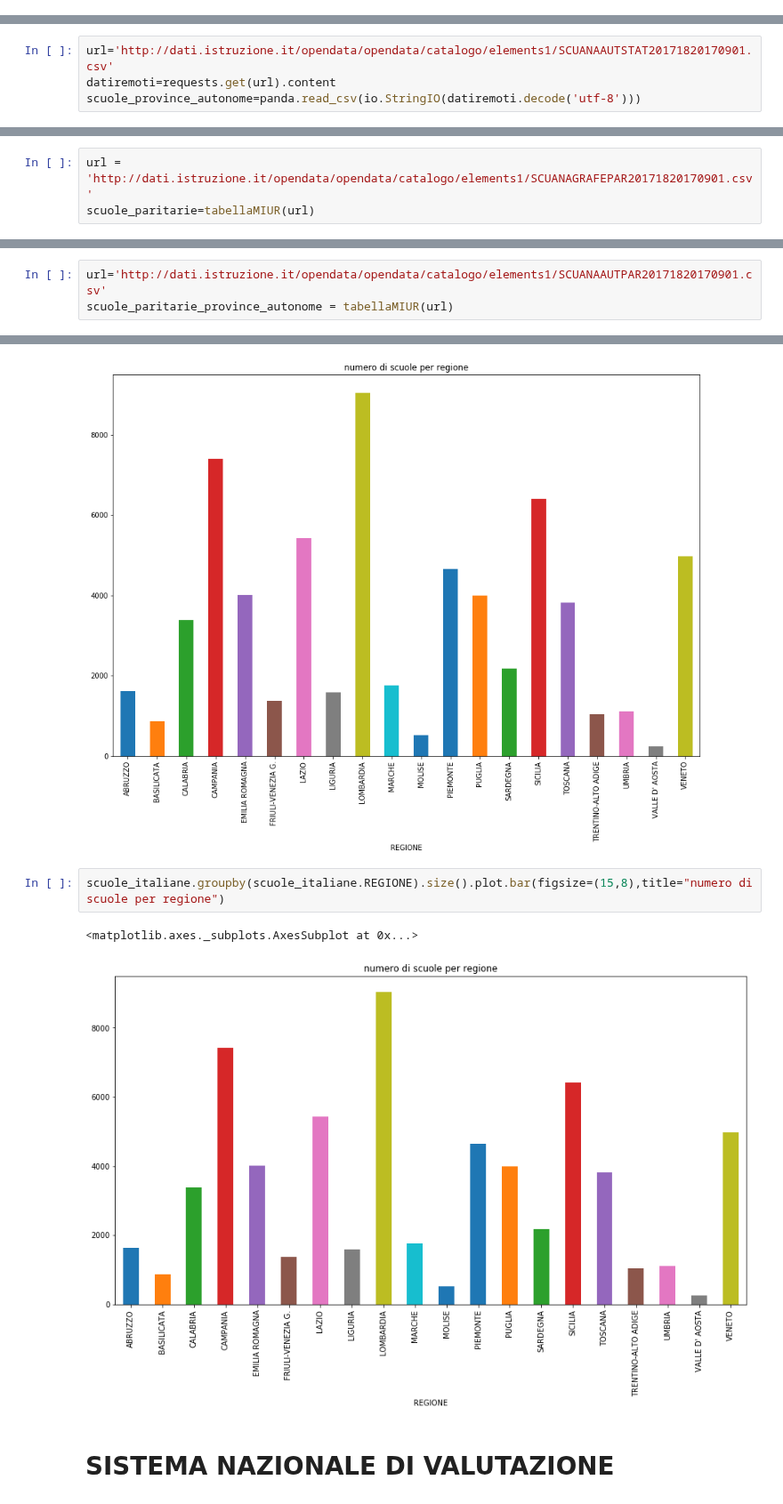
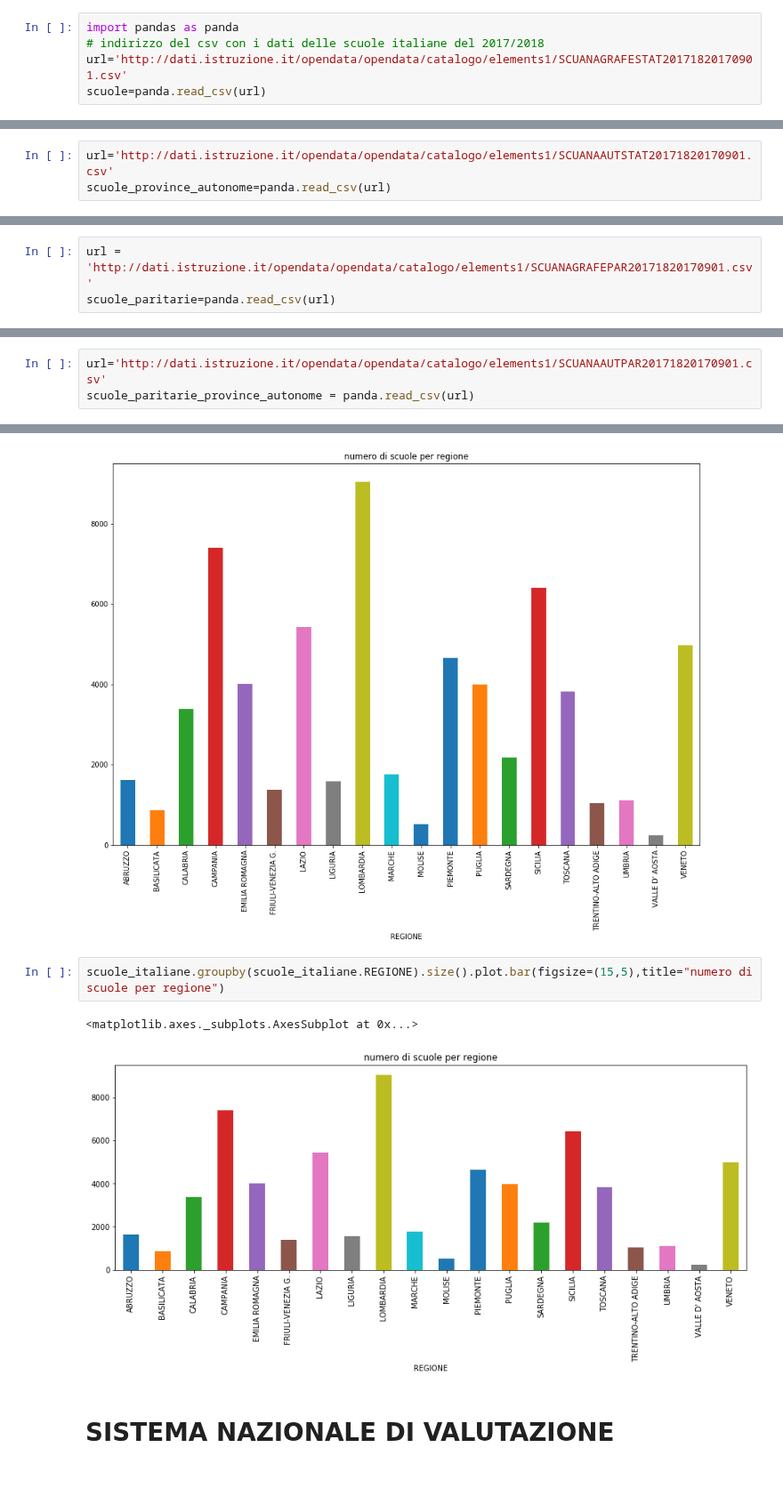
Before and after one commit to napo/opendatamiur, a Jupyter notebook: MIUR_OpenData.ipynb, the cells around one changed output, grey strips where cells are left out. Shown at 89% size. Cells and saved outputs as stored; diff of their text form; blank space fills up the shorter version.

Commit message:
update - rimosso l'uso di requests

```diff
--- a/MIUR_OpenData.ipynb
+++ b/MIUR_OpenData.ipynb
@@ -183,3 +170,8 @@ scuole=panda.read_csv(io.StringIO(datiremoti.decode('utf-8')))
+# %%
+import pandas as panda
+# indirizzo del csv con i dati delle scuole italiane del 2017/2018
+url='http://dati.istruzione.it/opendata/opendata/catalogo/elements1/SCUANAGRAFESTAT20171820170901.csv'
+scuole=panda.read_csv(url)
 # %% [markdown]
 ... una sbirciatina alle prime *tre* righe
 # %%
@@ -254,5 +246,4 @@ andiamo ad aggiungere le scuole delle province autonome che si trovano a questo
 http://dati.istruzione.it/opendata/opendata/catalogo/elements1/SCUANAAUTSTAT20171820170901.csv
 # %%
 url='http://dati.istruzione.it/opendata/opendata/catalogo/elements1/SCUANAAUTSTAT20171820170901.csv'
-datiremoti=requests.get(url).content
-scuole_province_autonome=panda.read_csv(io.StringIO(datiremoti.decode('utf-8')))
+scuole_province_autonome=panda.read_csv(url)
@@ -399,7 +376,7 @@ http://dati.istruzione.it/opendata/opendata/catalogo/elements1/SCUANAGRAFEPAR201
 Questa volta però uso la funzione definita prima: tabellaMIUR(url)
 # %%
 url = 'http://dati.istruzione.it/opendata/opendata/catalogo/elements1/SCUANAGRAFEPAR20171820170901.csv'
-scuole_paritarie=tabellaMIUR(url)
+scuole_paritarie=panda.read_csv(url)
 # %%
 scuole_paritarie.shape
 # %% [output]
@@ -436,7 +413,7 @@ Name: REGIONE, dtype: object
 http://dati.istruzione.it/opendata/opendata/catalogo/elements1/SCUANAAUTPAR20171820170901.csv
 # %%
 url='http://dati.istruzione.it/opendata/opendata/catalogo/elements1/SCUANAAUTPAR20171820170901.csv'
-scuole_paritarie_province_autonome = tabellaMIUR(url)
+scuole_paritarie_province_autonome = panda.read_csv(url)
 # %%
 scuole_paritarie_province_autonome.shape
 # %% [output]
@@ -490,10 +467,10 @@ scuole_italiane.groupby(scuole_italiane.REGIONE).size().plot.bar(title="numero d
 <matplotlib.axes._subplots.AxesSubplot at 0x...>
 [figure]
 # %%
-scuole_italiane.groupby(scuole_italiane.REGIONE).size().plot.bar(figsize=(15,8),title="numero di scuole per regione")
+scuole_italiane.groupby(scuole_italiane.REGIONE).size().plot.bar(figsize=(15,5),title="numero di scuole per regione")
 # %% [output]
 <matplotlib.axes._subplots.AxesSubplot at 0x...>
-[figure, old version]
+[figure, new version]
 # %% [markdown]
 # SISTEMA NAZIONALE DI VALUTAZIONE
 # %%
```
Also changed, not shown: parts of 17 cells of this notebook.
